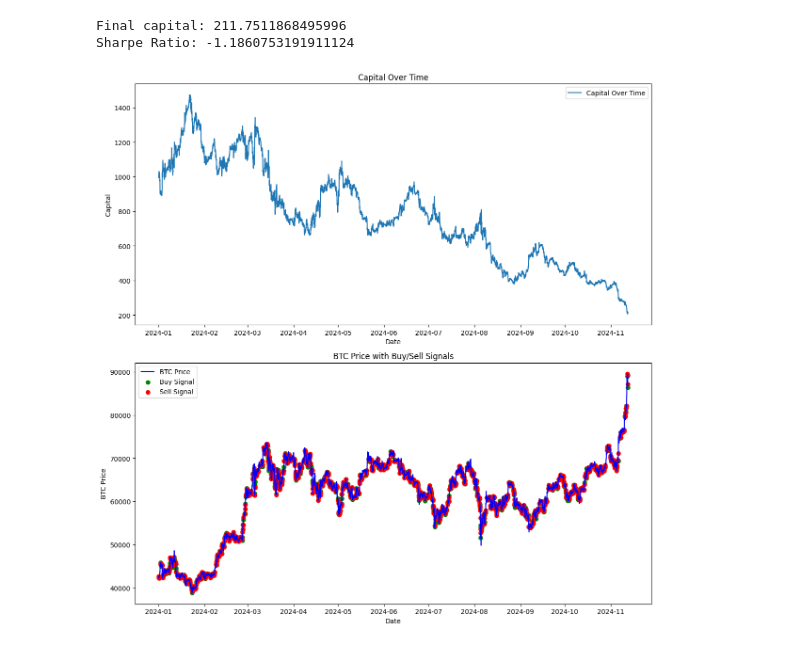
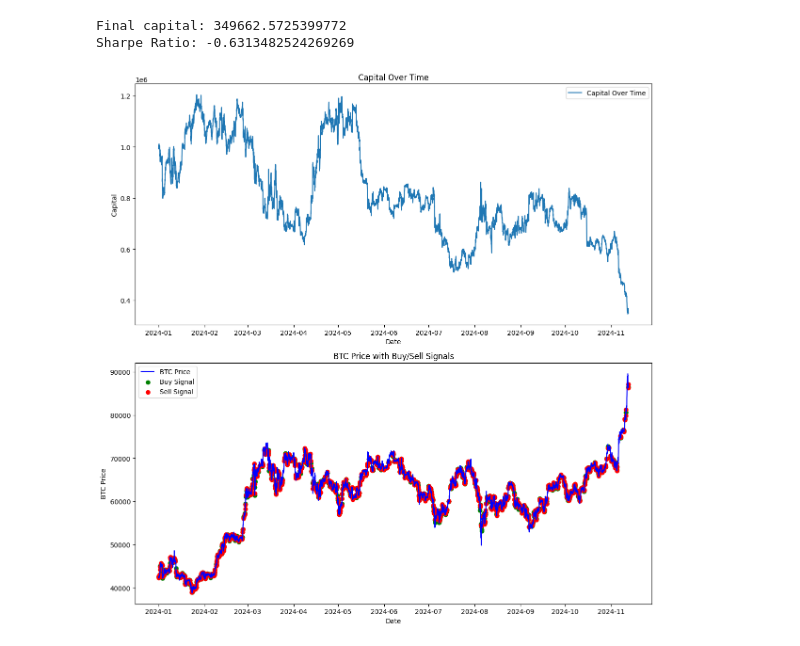
Before and after one commit to mikoto2726/mlbot, a Jupyter notebook: ensemble.ipynb, the cells around one changed output. Saved outputs shown, nothing was run; the diff lists cells and outputs as text; code cells hidden in the pictures.

```diff
--- a/ensemble.ipynb
+++ b/ensemble.ipynb
@@ -188,6 +188,6 @@ plt.show()
 # %%
 # 初期設定
-initial_capital = 1000
+initial_capital = 1000000
 capital = initial_capital  # 初期資金をリセット
 capital_history = []
 positions = []
@@ -364,6 +364,6 @@ plt.show()
 # %%
 # 初期設定
-initial_capital = 1000
+initial_capital = 1000000
 capital = initial_capital  # 初期資金をリセット
 capital_history = []
 positions = []
@@ -444,33 +444,33 @@ plt.figure(figsize=(12, 12))
 # 1つ目のグラフ: 資産推移のプロット
 plt.subplot(2, 1, 1)
 plt.plot(backtest_results.index, backtest_results['Capital'], label='Capital Over Time')
 plt.title('Capital Over Time')
 plt.xlabel('Date')
 plt.ylabel('Capital')
 plt.legend()
 
 # 2つ目のグラフ: BTC価格と売買シグナルのプロット
 plt.subplot(2, 1, 2)
 plt.plot(df.loc[test_dates[:-1], 'close'], label='BTC Price', color='blue')
 
 # 買いのシグナル（緑の丸）
 if buy_signals:
     buy_dates, buy_prices = zip(*buy_signals)
     plt.scatter(buy_dates, buy_prices, color='green', label='Buy Signal', marker='o')
 
 # 売りのシグナル（赤の丸）
 if sell_signals:
     sell_dates, sell_prices = zip(*sell_signals)
     plt.scatter(sell_dates, sell_prices, color='red', label='Sell Signal', marker='o')
 
 plt.title('BTC Price with Buy/Sell Signals')
 plt.xlabel('Date')
 plt.ylabel('BTC Price')
 plt.legend()
 
 plt.tight_layout()
 plt.show()
 # %% [output]
-Final capital: 211.7511868495996
-Sharpe Ratio: -1.1860753191911124
+Final capital: 349662.5725399772
+Sharpe Ratio: -0.6313482524269269
-[figure, old version]
+[figure, new version]
```
Also changed, not shown: parts of 9 cells of this notebook, 3 other files.
